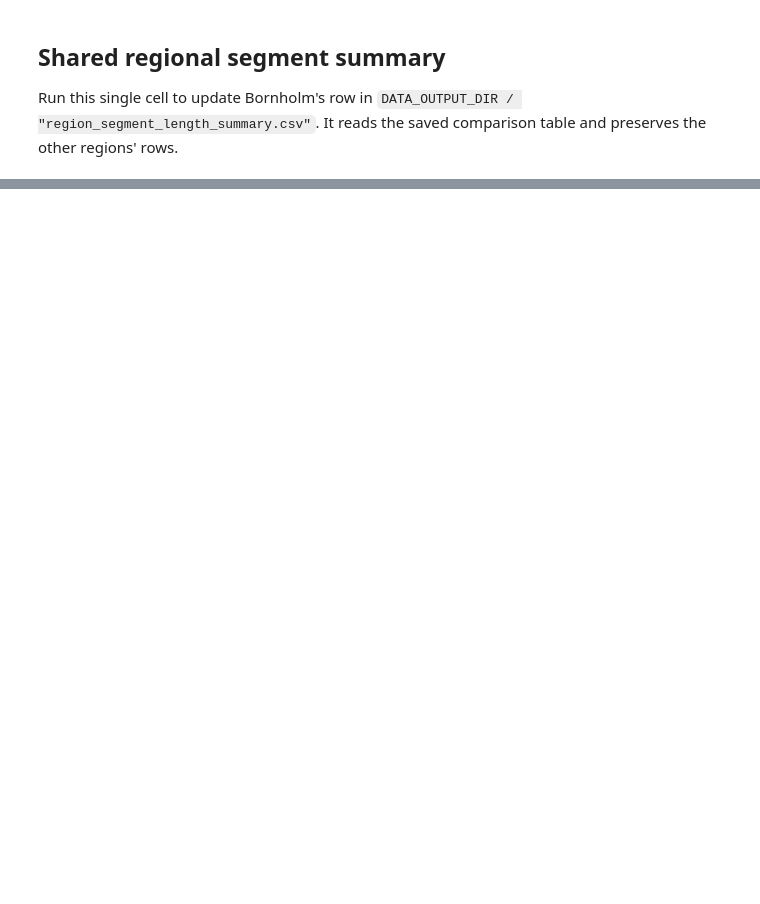
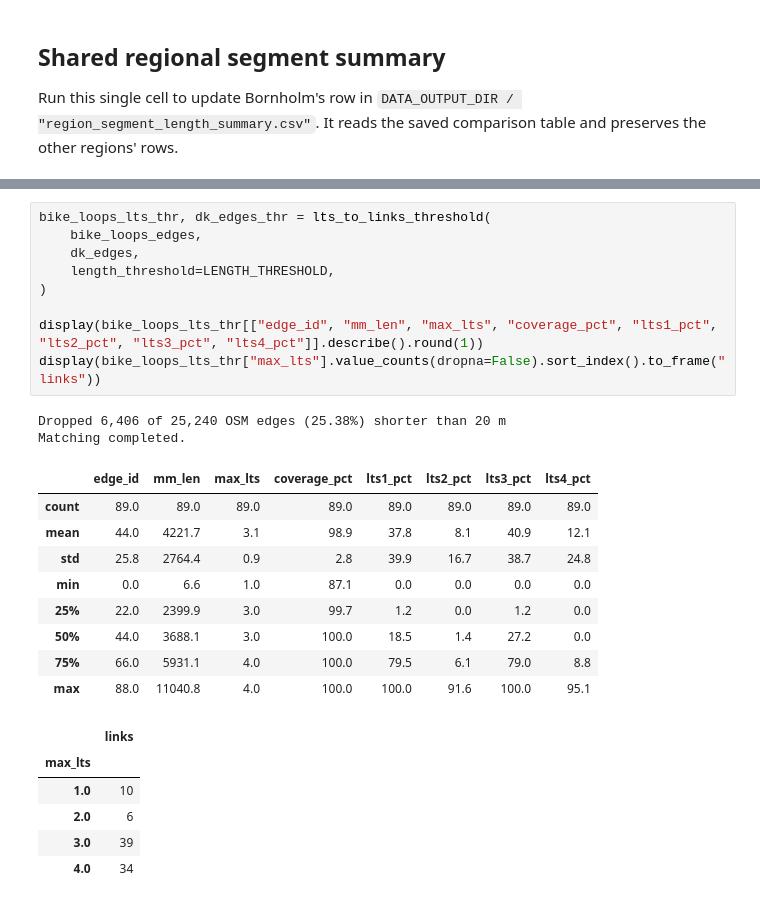
Before and after one commit to AstridArh/bike_safety, a Jupyter notebook: combine/combine_bornholm.ipynb, the cells around one changed output, grey strips where cells are left out. Drawn from its saved outputs; the diff is of its cells as text; blank space fills up the shorter version.

```diff
--- a/combine/combine_bornholm.ipynb
+++ b/combine/combine_bornholm.ipynb
@@ -587,0 +773,27 @@ with plt.rc_context({"font.size": 10, "axes.titlesize": 13, "axes.labelsize": 10
+# %%
+bike_loops_lts_thr, dk_edges_thr = lts_to_links_threshold(
+    bike_loops_edges,
+    dk_edges,
+    length_threshold=LENGTH_THRESHOLD,
+)
+
+display(bike_loops_lts_thr[["edge_id", "mm_len", "max_lts", "coverage_pct", "lts1_pct", "lts2_pct", "lts3_pct", "lts4_pct"]].describe().round(1))
+display(bike_loops_lts_thr["max_lts"].value_counts(dropna=False).sort_index().to_frame("links"))
+# %% [output]
+Dropped 6,406 of 25,240 OSM edges (25.38%) shorter than 20 m
+Matching completed.
+|  | edge_id | mm_len | max_lts | coverage_pct | lts1_pct | lts2_pct | lts3_pct | lts4_pct |
+| count | 89.0 | 89.0 | 89.0 | 89.0 | 89.0 | 89.0 | 89.0 | 89.0 |
+| mean | 44.0 | 4221.7 | 3.1 | 98.9 | 37.8 | 8.1 | 40.9 | 12.1 |
+| std | 25.8 | 2764.4 | 0.9 | 2.8 | 39.9 | 16.7 | 38.7 | 24.8 |
+| min | 0.0 | 6.6 | 1.0 | 87.1 | 0.0 | 0.0 | 0.0 | 0.0 |
+| 25% | 22.0 | 2399.9 | 3.0 | 99.7 | 1.2 | 0.0 | 1.2 | 0.0 |
+| 50% | 44.0 | 3688.1 | 3.0 | 100.0 | 18.5 | 1.4 | 27.2 | 0.0 |
+| 75% | 66.0 | 5931.1 | 4.0 | 100.0 | 79.5 | 6.1 | 79.0 | 8.8 |
+| max | 88.0 | 11040.8 | 4.0 | 100.0 | 100.0 | 91.6 | 100.0 | 95.1 |
+|  | links |
+| max_lts |  |
+| 1.0 | 10 |
+| 2.0 | 6 |
+| 3.0 | 39 |
+| 4.0 | 34 |
```
Also changed, not shown: parts of 29 cells of this notebook, 6 other files.
